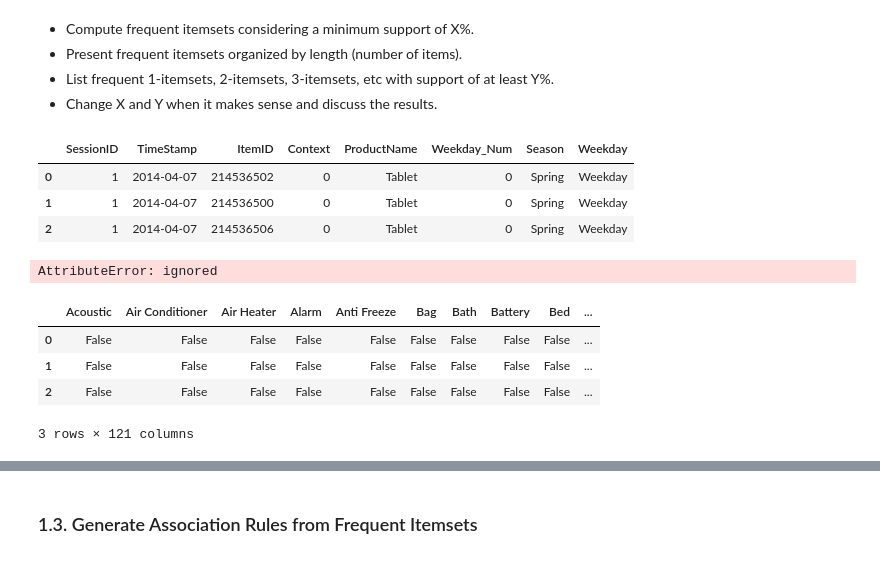
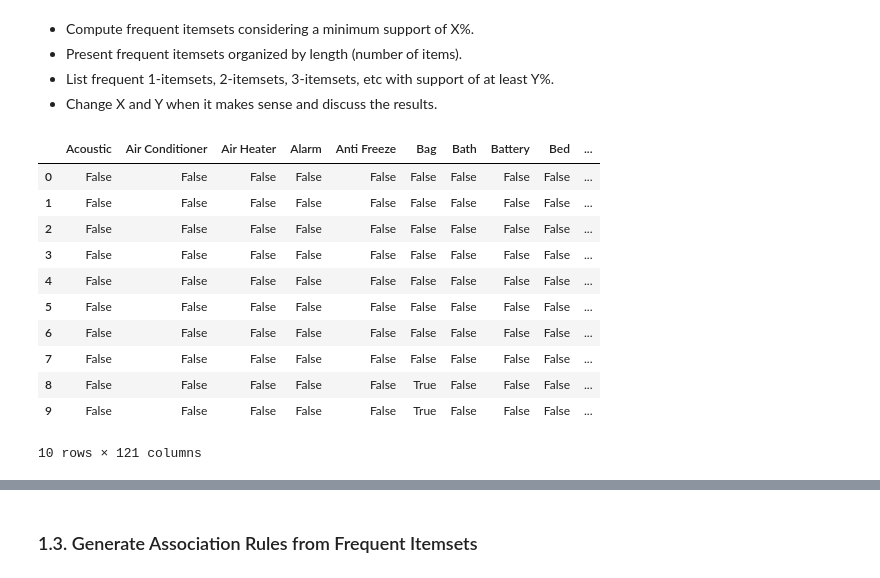
Before and after one commit to flpsantos3/PD_01, a Jupyter notebook: PD_202021_P1.ipynb, the cells around one changed output, grey strips where cells are left out. Saved outputs shown, nothing was run; the diff lists cells and outputs as text; code cells hidden in the pictures.

```diff
--- a/PD_202021_P1.ipynb
+++ b/PD_202021_P1.ipynb
@@ -127,7 +131,7 @@ Drive already mounted at /content/drive; to attempt to forcibly remount, call dr
 products=pd.read_csv('/content/drive/MyDrive/Datasets/projetoPD/products.csv',
                      header=None,
                      names=['ItemID','Category'],
-                     dtype={'ItemID': int, 'Category':str})
+                     dtype={'ItemID': np.int32, 'Category':str})
 buys=pd.read_csv('/content/drive/MyDrive/Datasets/projetoPD/store-buys.dat',
                  header=None,
                  names=['SessionID','TimeStamp','ItemID','Price','Qty'],
@@ -171,7 +154,7 @@ DATABASE CORRECTIONS
 products_no_duplicates - removed duplicates
 buys_upd - added product names & season
 """
-
+buys = buys.drop(columns=['Qty'])
 products_no_duplicates = products.drop_duplicates().reset_index(drop=True)
 
 buys_upd =pd.merge(buys,products_no_duplicates)
@@ -190,9 +173,8 @@ for cat in clicks_upd.Category:
   product_name_clicks.append(cat.split('.')[-1].replace('_',' ').title())
 #product_name[:5]
 
-buys_upd['ProductName']=product_name_buys
-buys_upd.head(5)
-buys_upd=buys_upd.drop('Category', axis=1)
+buys_upd['ProductName']= product_name_buys
+buys_upd = buys_upd.drop('Category', axis=1)
 clicks_upd['ProductName']=product_name_clicks
 clicks_upd=clicks_upd.drop('Category', axis=1)
 
@@ -222,17 +204,15 @@ for i in clicks_upd["TimeStamp"]:
 weekday_buys=[]
 buys_upd["TimeStamp"] = pd.to_datetime(buys_upd["TimeStamp"])
 buys_upd["Weekday_Num"]=buys_upd["TimeStamp"].dt.dayofweek
-
 for i in buys_upd["Weekday_Num"]:
   if i < 5:
     weekday_buys.append("Weekday")
-  else :
+  else:
     weekday_buys.append("Weekend")
 
 weekday_clicks=[]
 clicks_upd["TimeStamp"] = pd.to_datetime(clicks_upd["TimeStamp"])
 clicks_upd["Weekday_Num"]=clicks_upd["TimeStamp"].dt.dayofweek
-
 for i in clicks_upd["Weekday_Num"]:
   if i < 5:
     weekday_clicks.append("Weekday")
@@ -392,11 +382,4 @@ The most bought product category is **Tennis**.
 * Present frequent itemsets organized by length (number of items).
 * List frequent 1-itemsets, 2-itemsets, 3-itemsets, etc with support of at least Y%.
 * Change X and Y when it makes sense and discuss the results.
-# %%
-clicks_upd.head(3)
-# %% [output]
-|  | SessionID | TimeStamp | ItemID | Context | ProductName | Weekday_Num | Season | Weekday |
-| 0 | 1 | 2014-04-07 | 214536502 | 0 | Tablet | 0 | Spring | Weekday |
-| 1 | 1 | 2014-04-07 | 214536500 | 0 | Tablet | 0 | Spring | Weekday |
-| 2 | 1 | 2014-04-07 | 214536506 | 0 | Tablet | 0 | Spring | Weekday |
 # %%
@@ -411,7 +394,7 @@ for i in range(len(buys_upd)):
 
 transactions_buy=list(all_sessions_buy.values())
 # %%
-#3.1 Which products are viewed together?
+#Setting up: Which products are viewed together?
 all_sessions_click={}
 for i in range(len(clicks_upd)):
   all_sessions_click[clicks_upd.SessionID[i]]=[]
@@ -421,26 +404,31 @@ for i in range(len(clicks_upd)):
     all_sessions_click[clicks_upd.SessionID[i]].append(clicks_upd.ProductName[i])
 
 transactions_click=list(all_sessions_click.values())
-# %% [output]
-AttributeError: ignored
 # %%
 #Compute binary databases
 tr_enc = TransactionEncoder()
 
 #buys
 trans_array_buy = tr_enc.fit(transactions_buy).transform(transactions_buy)
 binary_database_buy = pd.DataFrame(trans_array_buy, columns=tr_enc.columns_)
-binary_database_buy.head(3)
+binary_database_buy.head(10)
 #clicks
 trans_array_click = tr_enc.fit(transactions_click).transform(transactions_click)
 binary_database_click = pd.DataFrame(trans_array_click, columns=tr_enc.columns_)
-binary_database_click.head(3)
+binary_database_click.head(10)
 # %% [output]
 |  | Acoustic | Air Conditioner | Air Heater | Alarm | Anti Freeze | Bag | Bath | Battery | Bed | ... |
 | 0 | False | False | False | False | False | False | False | False | False | ... |
 | 1 | False | False | False | False | False | False | False | False | False | ... |
 | 2 | False | False | False | False | False | False | False | False | False | ... |
+| 3 | False | False | False | False | False | False | False | False | False | ... |
+| 4 | False | False | False | False | False | False | False | False | False | ... |
+| 5 | False | False | False | False | False | False | False | False | False | ... |
+| 6 | False | False | False | False | False | False | False | False | False | ... |
+| 7 | False | False | False | False | False | False | False | False | False | ... |
+| 8 | False | False | False | False | False | True | False | False | False | ... |
+| 9 | False | False | False | False | False | True | False | False | False | ... |
-3 rows × 121 columns
+10 rows × 121 columns
 # %%
 #Compute itemsets min_support = 1% apriori and association rules
 
```
Also changed, not shown: parts of 18 cells of this notebook.
